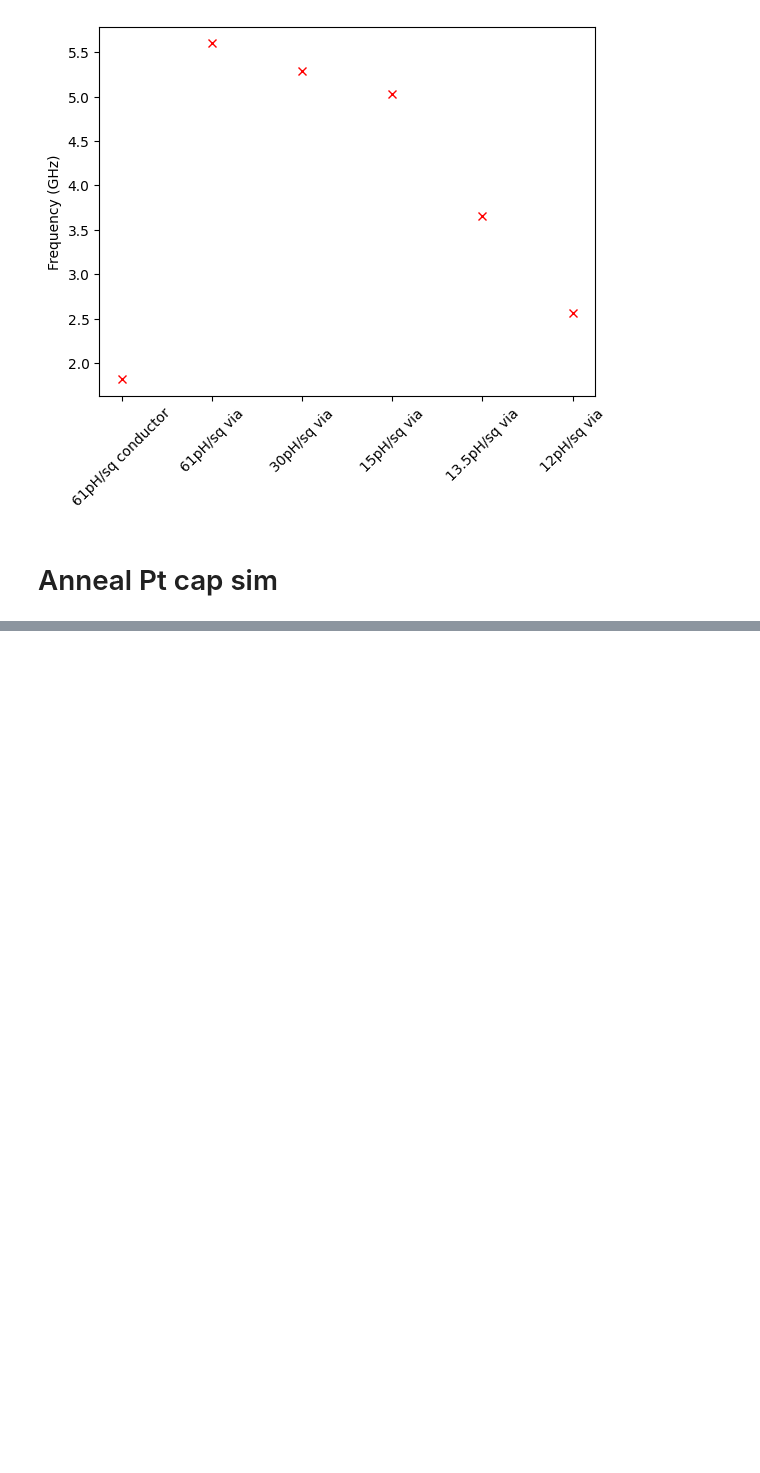
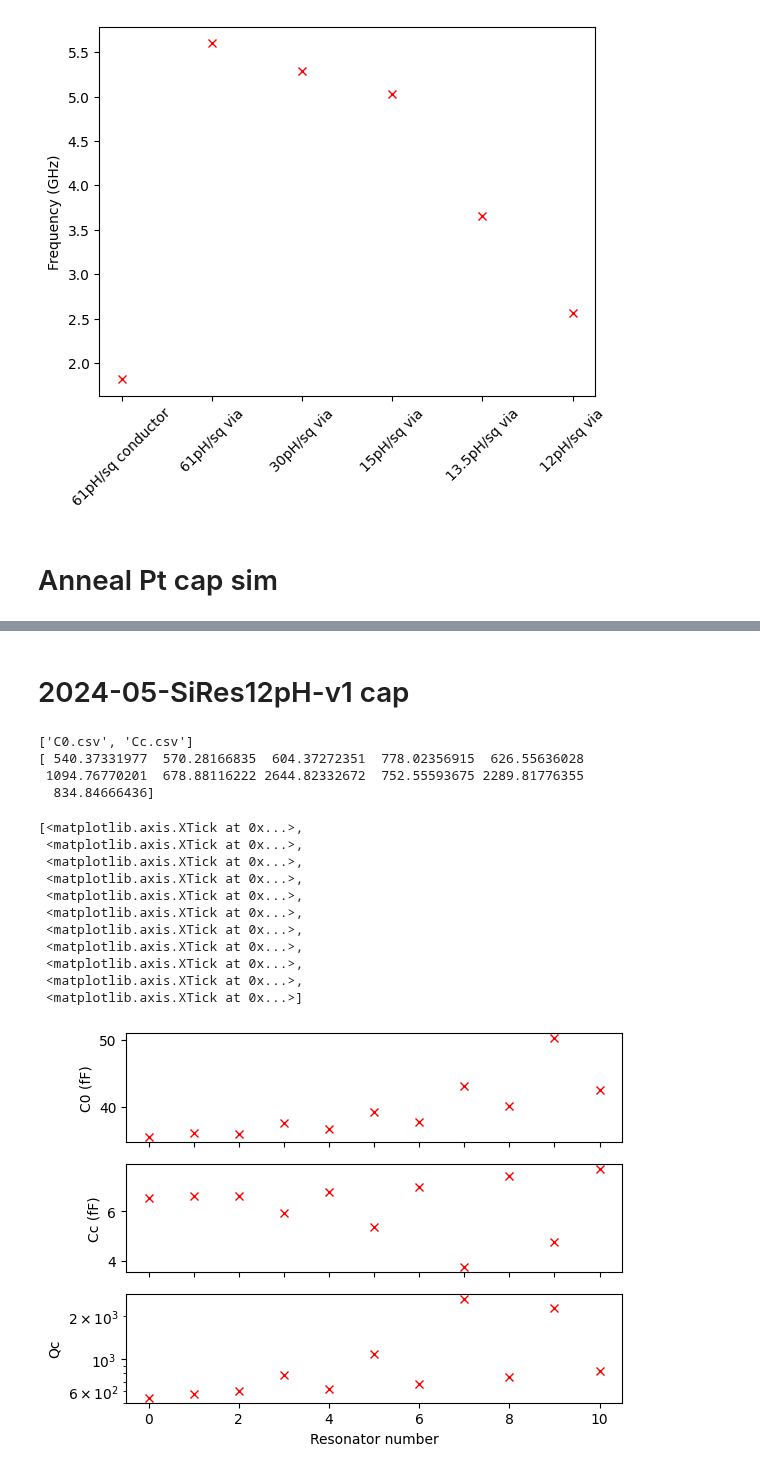
Before and after one commit to cbelo/resonators, a Jupyter notebook: 20240420-chips/simulation-plots.ipynb, the cells around one changed output, grey strips where cells are left out. Drawn from its saved outputs; the diff is of its cells as text; code cells hidden in the pictures; blank space fills up the shorter version.

```diff
--- a/20240420-chips/simulation-plots.ipynb
+++ b/20240420-chips/simulation-plots.ipynb
@@ -530,0 +552,63 @@ ax[1].set_xticks(ticks = range(len(C0)), labels = ['No QW', 'Pt inside', 'Pt on
+# %% [markdown]
+# 2024-05-SiRes12pH-v1 cap
+# %%
+path = r'C:\Users\localadmin\Documents\Ansoft\202405-SiRes-12pHsq-v1'
+file_list_all = os.listdir(path)
+file_list = []
+for f in file_list_all:
+    if f.endswith('.csv'):
+        file_list.append(f)
+print(file_list)
+
+C0 = []
+Cc = []
+for j,f in enumerate(file_list):
+    with open(os.path.join(path, f), mode ='r') as file:
+        csvFile = csv.reader(file)
+        for i, row in enumerate(csvFile):
+            if i == 0:
+                pass
+            elif i == 1 and j ==0:
+                C0 = row[1:]
+            else:
+                Cc = row[1:]
+#                 Cc.append(float(row[2]))
+for i in range(len(C0)):
+    C0[i] = float(C0[i])
+    Cc[i] = float(Cc[i])
+
+
+C0 = -1*np.array(C0)
+Cc = -1*np.array(Cc)
+
+fig, ax = plt.subplots(3,1)
+ax[0].plot(C0, 'rx')
+ax[0].set_ylabel('C0 (fF)')
+ax[1].plot(Cc, 'rx')
+ax[1].set_ylabel('Cc (fF)')
+fr = 1e9*np.array([3.197816 ,  3.36209 ,  3.635356 ,  4.043814 , 4.3,  4.504934 ,4.8,  5.031816 , 5.115394 , 5.4, 5.777206])
+fr = fr[::-1]
+Qc = 1e15*(Cc + C0)/(2*np.pi*fr*50*Cc**2)
+print(Qc)
+ax[2].semilogy(Qc, 'rx')
+ax[2].set_ylabel('Qc')
+ax[2].set_xlabel('Resonator number')
+ax[0].set_xticks(ticks = range(len(C0)), labels = [])
+ax[1].set_xticks(ticks = range(len(C0)), labels = [])
+# %% [output]
+['C0.csv', 'Cc.csv']
+[ 540.37331977  570.28166835  604.37272351  778.02356915  626.55636028
+ 1094.76770201  678.88116222 2644.82332672  752.55593675 2289.81776355
+  834.84666436]
+[<matplotlib.axis.XTick at 0x...>,
+ <matplotlib.axis.XTick at 0x...>,
+ <matplotlib.axis.XTick at 0x...>,
+ <matplotlib.axis.XTick at 0x...>,
+ <matplotlib.axis.XTick at 0x...>,
+ <matplotlib.axis.XTick at 0x...>,
+ <matplotlib.axis.XTick at 0x...>,
+ <matplotlib.axis.XTick at 0x...>,
+ <matplotlib.axis.XTick at 0x...>,
+ <matplotlib.axis.XTick at 0x...>,
+ <matplotlib.axis.XTick at 0x...>]
+[figure, added]
```
Also changed, not shown: parts of 2 cells of this notebook, 2 other files.
